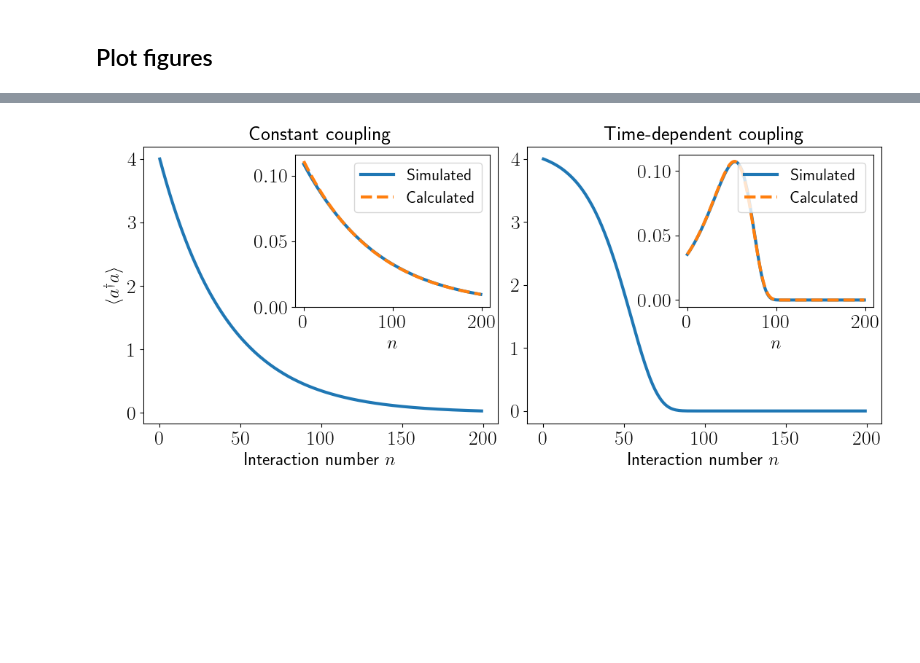
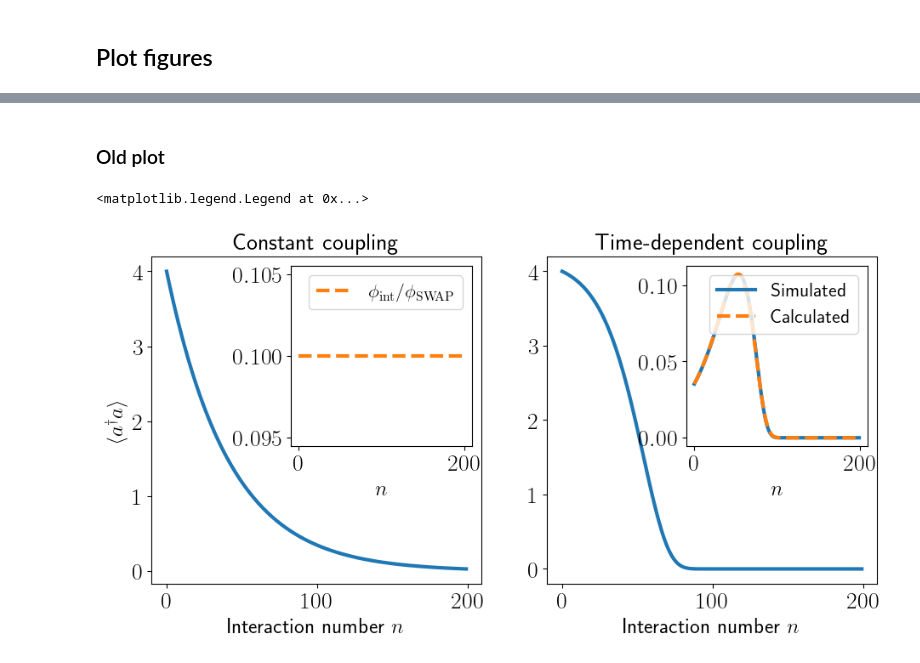
Before and after one commit to ingstra/qubitdyne, a Jupyter notebook: constant_vs_timedep.ipynb, the cells around one changed output, grey strips where cells are left out. Cells and saved outputs as stored; diff of their text form; code cells hidden in the pictures; blank space fills up the shorter version.

```diff
--- a/constant_vs_timedep.ipynb
+++ b/constant_vs_timedep.ipynb
@@ -67,26 +67,23 @@ def rotateXY(theta,rotangl):
 # %%
 Nmeas = 200
 
-g = 0.25
-gamma = g**2
+
 dt = 0.5
 
 nsteps = np.linspace(0,Nmeas-1,Nmeas)
 tlist = nsteps*dt
 
 swap = np.pi/2
+
+# for consistency with the time-dependent bit coming later.
+g_angle = 0.1*swap
 def g_constant(i):
-    return 0.1*swap
+    return g_angle
 
 g_timedep = g_constant
 
 g_timedep_list = np.array([g_timedep(i) for i in range(Nmeas)])
-
-U_ints=[]
-for i in range(Nmeas):
-    U_ints.append(U_interact(g_timedep_list[i]))
-
-
+U_ints = [U_interact(g_timedep_list[i]) for i in range(Nmeas)]
 
 plt.plot(g_timedep_list);
 # %% [output]
@@ -255,22 +243,16 @@ KeyboardInterrupt:
 # %% [markdown]
 # Time-dependent coupling
 # %%
-expspeed=0.03 # pick suitable scaling (will be state dependent)
+expspeed=0.06 # pick suitable scaling (will be state dependent)
 
-def g_timedep_exp(i):
-    return 0.05*np.exp(expspeed*(i))
+def g_timedep_exp(step):
+    return 0.05*np.exp(expspeed*step*dt)
 
-def g_timedep_linear(i):
-    return i/5 # pick suitable scaling (will be state dependent)
 
-### CHOOSE EXPONENTIAL
 g_timedep = g_timedep_exp
 
 g_timedep_list = np.array([g_timedep(i) for i in range(Nmeas)])
-
-U_ints_timedep=[]
-for i in range(Nmeas):
-    U_ints_timedep.append(U_interact(g_timedep_list[i]))
+U_ints = [U_interact(g_timedep_list[i]) for i in range(Nmeas)]
 
 plt.plot(g_timedep_list);
 # %% [output]
@@ -471,3 +478,5 @@ plt.legend()
+# %% [markdown]
+### Old plot
 # %%
 from mpl_toolkits.axes_grid1.inset_locator import inset_axes
 fig, ax = plt.subplots(1,2, figsize=(11,5))
@@ -477,39 +486,40 @@ inset_xticks = [0, 75, 150]
 
 lw=3 # linewidth
 
+
 axins0 = inset_axes(ax[0], width="55%", height="55%", loc=1)
-axins0.plot(nsteps, weights, linewidth=lw, label='Simulated')
-axins0.plot(nsteps, calculated_weights, '--', linewidth=lw, label = 'Calculated')
-axins0.set_yticks([0.00, 0.05, 0.10])
-#axins0.set_ylabel('Weight',fontsize=15)
+axins0.plot(nsteps, g_angle*np.ones_like(nsteps)/swap, '--', color='C1', linewidth=lw, label='$\phi_\mathrm{int}/\phi_\mathrm{SWAP}$')
+#axins0.set_yticks([0.00, 0.05, 0.10])
+#axins0.set_ylabel('$\phi_\mathrm{int}/\phi_\mathrm{SWAP}$',fontsize=15)
 axins0.set_xlabel(r'$n$')
 #axins0.set_xticks(inset_xticks)
 
 ax[0].plot(nsteps, n_cav, linewidth=lw, label='Simulated')
 axins0.legend(loc='upper right')
 #ax[0].set_yticks(yticks)
 ax[0].set_title('Constant coupling')
 ax[0].set_ylabel(r'$\langle a^\dagger a \rangle$')
 ax[0].set_xlabel('Interaction number $n$')
 
 axins1 = inset_axes(ax[1], width="55%", height="55%", loc=1)
 axins1.plot(nsteps, weights_timedep, linewidth=lw, label='Simulated')
 axins1.plot(nsteps, calculated_weights_timedep, '--', linewidth=lw, label = 'Calculated')
 
 #axins1.set_ylabel('Weight',fontsize=15)
 axins1.set_xlabel(r'$n$')
 #axins1.set_xticks(inset_xticks);
 
 ax[1].plot(nsteps, n_cav_timedep, linewidth=lw)
 #ax[1].set_yticks(yticks)
 ax[1].set_title('Time-dependent coupling')
 ax[1].set_xlabel('Interaction number $n$')
 #ax[1].set_ylim(ax[0].get_ylim())
 axins1.legend(loc='upper right')
 
 
 
 #plt.tight_layout()
 #plt.savefig('compare_constant_timedep_new.pdf')
 # %% [output]
+<matplotlib.legend.Legend at 0x...>
-[figure, old version]
+[figure, new version]
```
Also changed, not shown: parts of 12 cells of this notebook.
